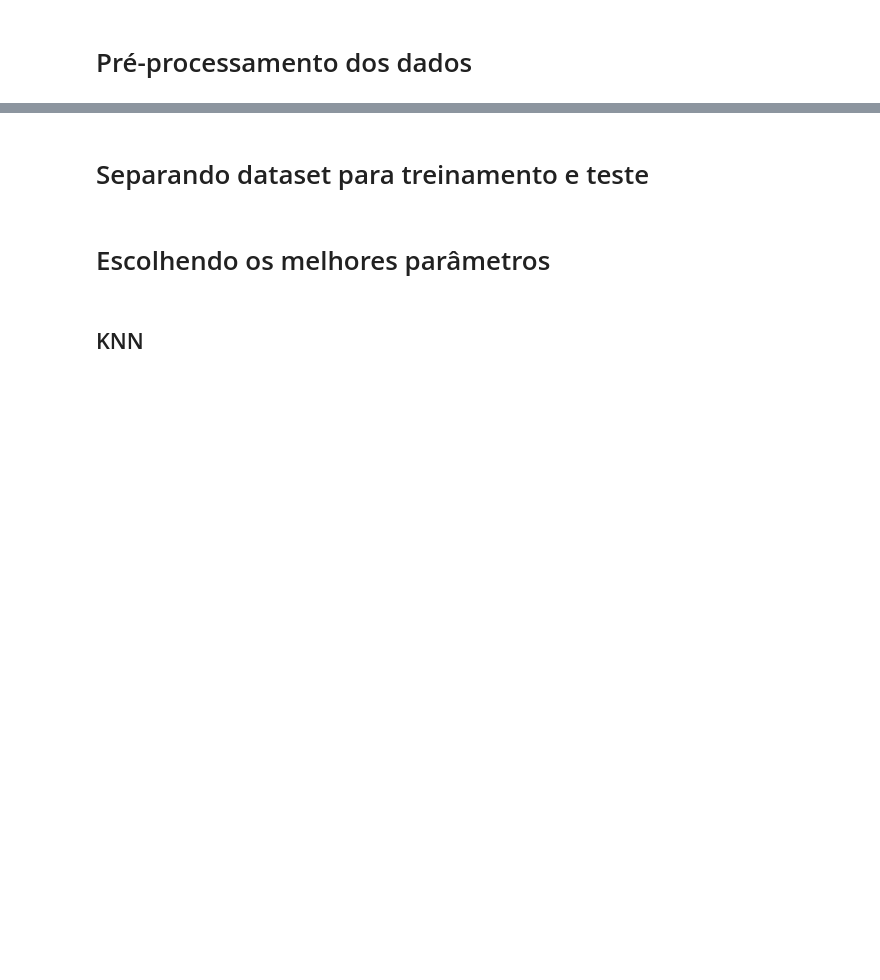
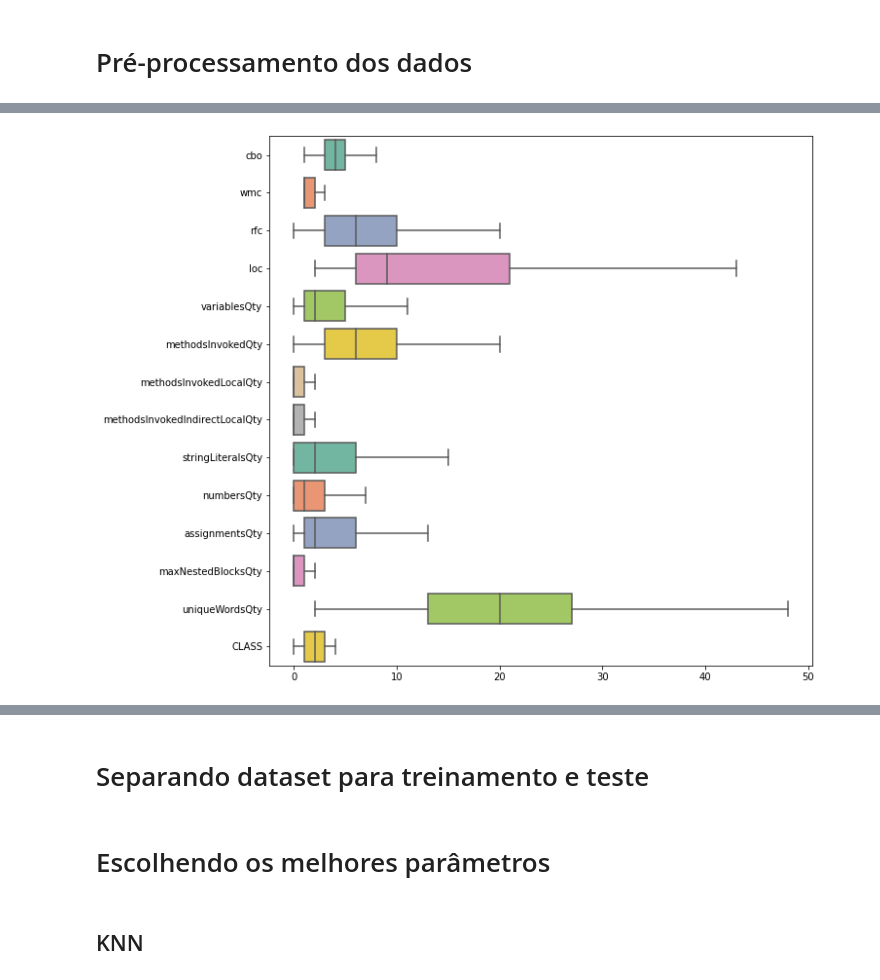
Before and after one commit to luana-martins/Machine-Learning, a Jupyter notebook: src/pre-processamento.ipynb, the cells around one changed output, grey strips where cells are left out. Saved outputs shown, nothing was run; the diff lists cells and outputs as text; code cells hidden in the pictures; blank space fills up the shorter version.

```diff
--- a/src/pre-processamento.ipynb
+++ b/src/pre-processamento.ipynb
@@ -101,3 +92,12 @@ dataset = dataset.drop(['lambdasQty'], axis=1)
+# %%
+# Aplicando Imputation
+imputation3()
+
+# Boxplot de todo o dataset
+fig, ax = plt.subplots(figsize=(10,10))
+ax = sns.boxplot(data=dataset, orient="h", palette="Set2")
+# %% [output]
+[figure, added]
 # %%
 # Normalizando dataset e plotando boxplot novamente
 from sklearn.preprocessing import MinMaxScaler
```
Also changed, not shown: parts of 13 cells of this notebook.
